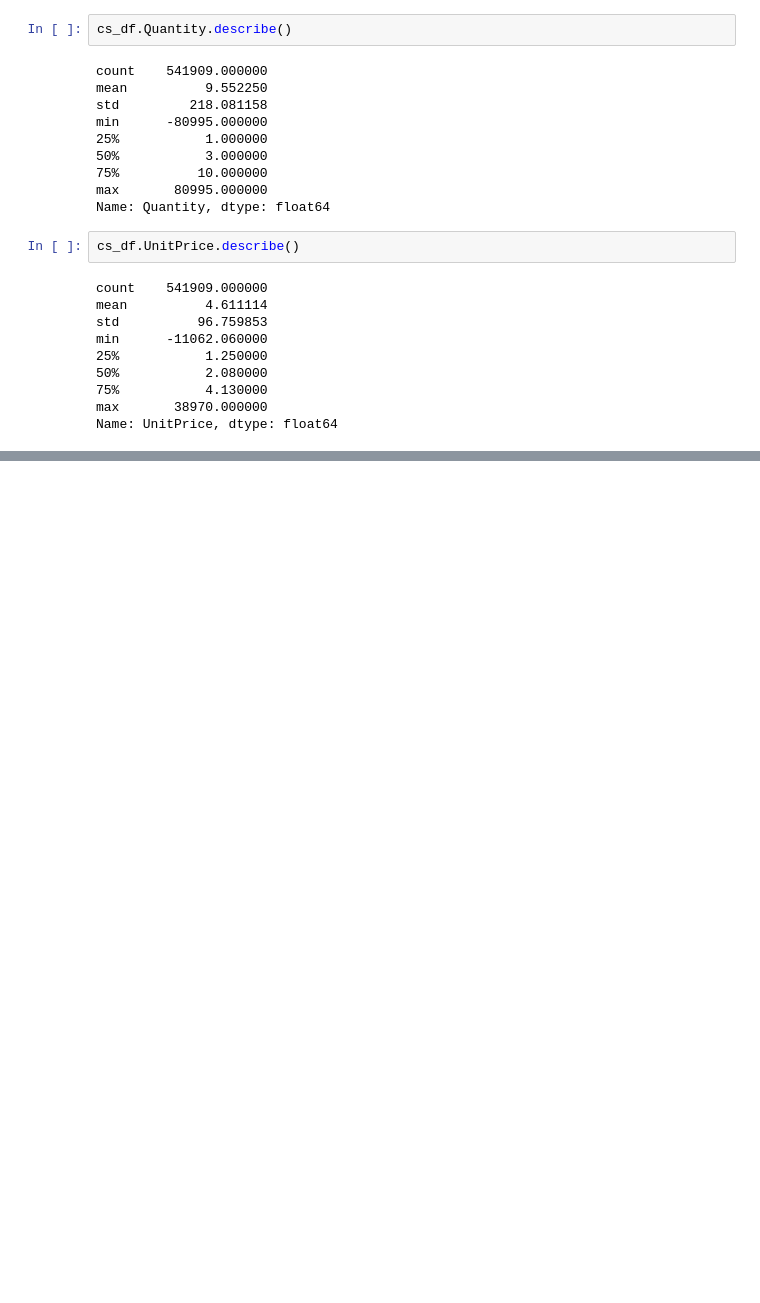
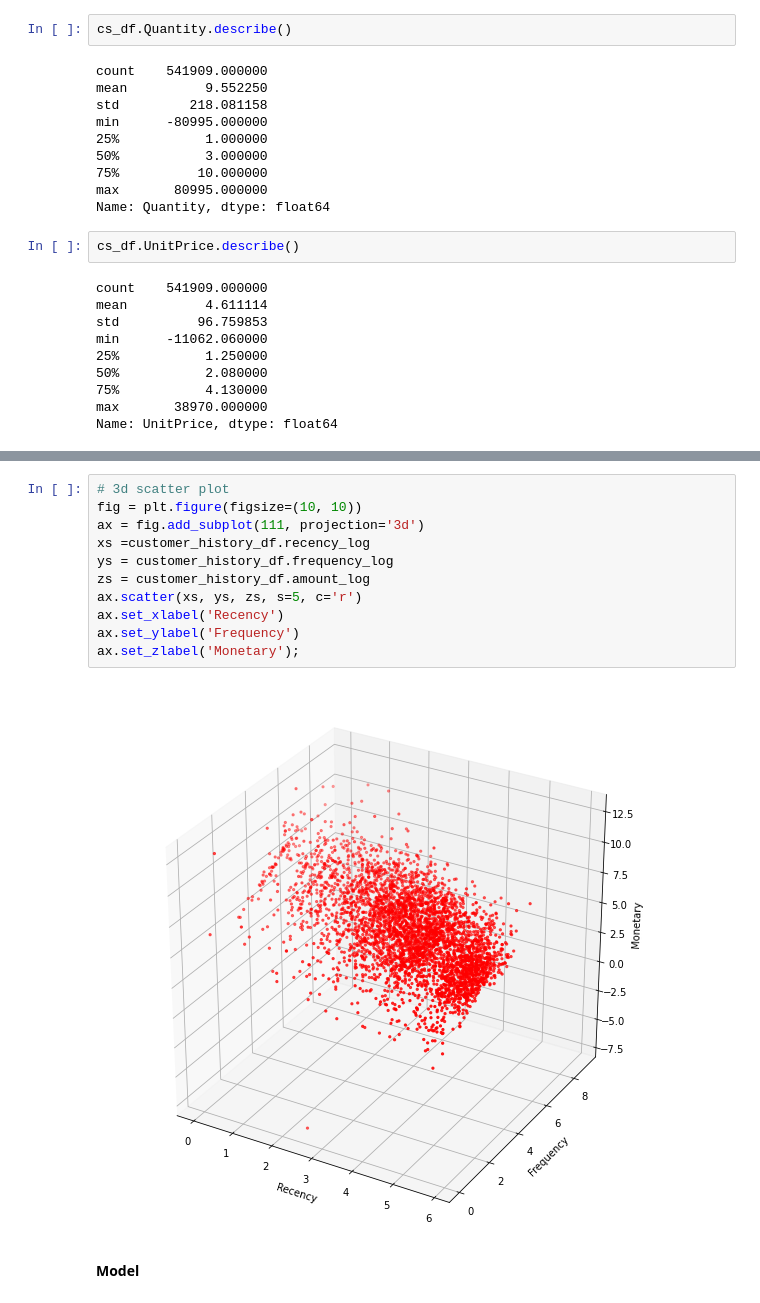
Before and after one commit to paulsok/kaggle, a Jupyter notebook: Online Retail Data Set/online_retail_data_set.ipynb, the cells around one changed output, grey strips where cells are left out. Cells and saved outputs as stored; diff of their text form; blank space fills up the shorter version.

```diff
--- a/Online Retail Data Set/online_retail_data_set.ipynb
+++ b/Online Retail Data Set/online_retail_data_set.ipynb
@@ -98,0 +234,15 @@ Name: UnitPrice, dtype: float64
+# %%
+# 3d scatter plot
+fig = plt.figure(figsize=(10, 10))
+ax = fig.add_subplot(111, projection='3d')
+xs =customer_history_df.recency_log
+ys = customer_history_df.frequency_log
+zs = customer_history_df.amount_log
+ax.scatter(xs, ys, zs, s=5, c='r')
+ax.set_xlabel('Recency')
+ax.set_ylabel('Frequency')
+ax.set_zlabel('Monetary');
+# %% [output]
+[figure, added]
+# %% [markdown]
+**Model**
```
Also changed, not shown: parts of 29 cells of this notebook.
